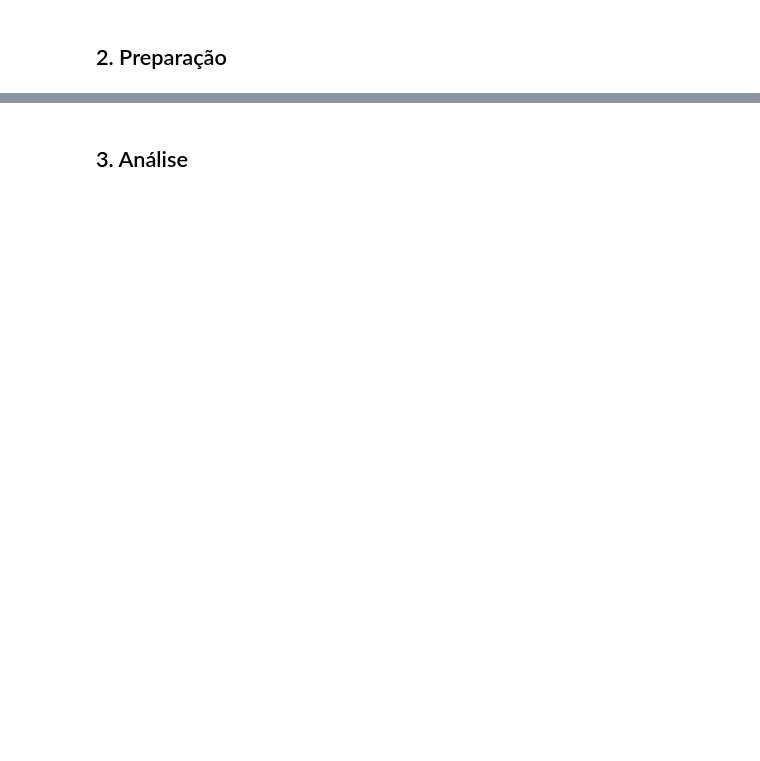
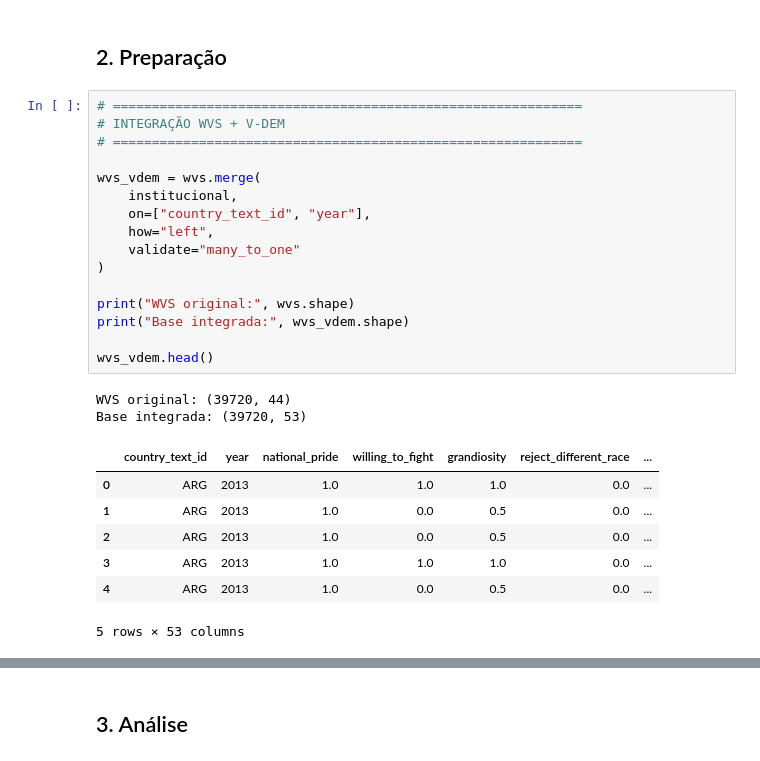
Before and after one commit to BaqueiroLucas/Doutorado_Populismo, a Jupyter notebook: notebooks/06_integracao_VDEM.ipynb, the cells around one changed output, grey strips where cells are left out. Cells and saved outputs as stored; diff of their text form; blank space fills up the shorter version.

```diff
--- a/notebooks/06_integracao_VDEM.ipynb
+++ b/notebooks/06_integracao_VDEM.ipynb
@@ -41,2 +248,28 @@ FileNotFoundError: [WinError 2] O sistema não pode encontrar o arquivo especifi
 # %% [markdown]
 ## 2. Preparação
+# %%
+# ============================================================
+# INTEGRAÇÃO WVS + V-DEM
+# ============================================================
+
+wvs_vdem = wvs.merge(
+    institucional,
+    on=["country_text_id", "year"],
+    how="left",
+    validate="many_to_one"
+)
+
+print("WVS original:", wvs.shape)
+print("Base integrada:", wvs_vdem.shape)
+
+wvs_vdem.head()
+# %% [output]
+WVS original: (39720, 44)
+Base integrada: (39720, 53)
+|  | country_text_id | year | national_pride | willing_to_fight | grandiosity | reject_different_race | ... |
+| 0 | ARG | 2013 | 1.0 | 1.0 | 1.0 | 0.0 | ... |
+| 1 | ARG | 2013 | 1.0 | 0.0 | 0.5 | 0.0 | ... |
+| 2 | ARG | 2013 | 1.0 | 0.0 | 0.5 | 0.0 | ... |
+| 3 | ARG | 2013 | 1.0 | 1.0 | 1.0 | 0.0 | ... |
+| 4 | ARG | 2013 | 1.0 | 0.0 | 0.5 | 0.0 | ... |
+5 rows × 53 columns
```
Also changed, not shown: parts of 17 cells of this notebook, 3 other files.
